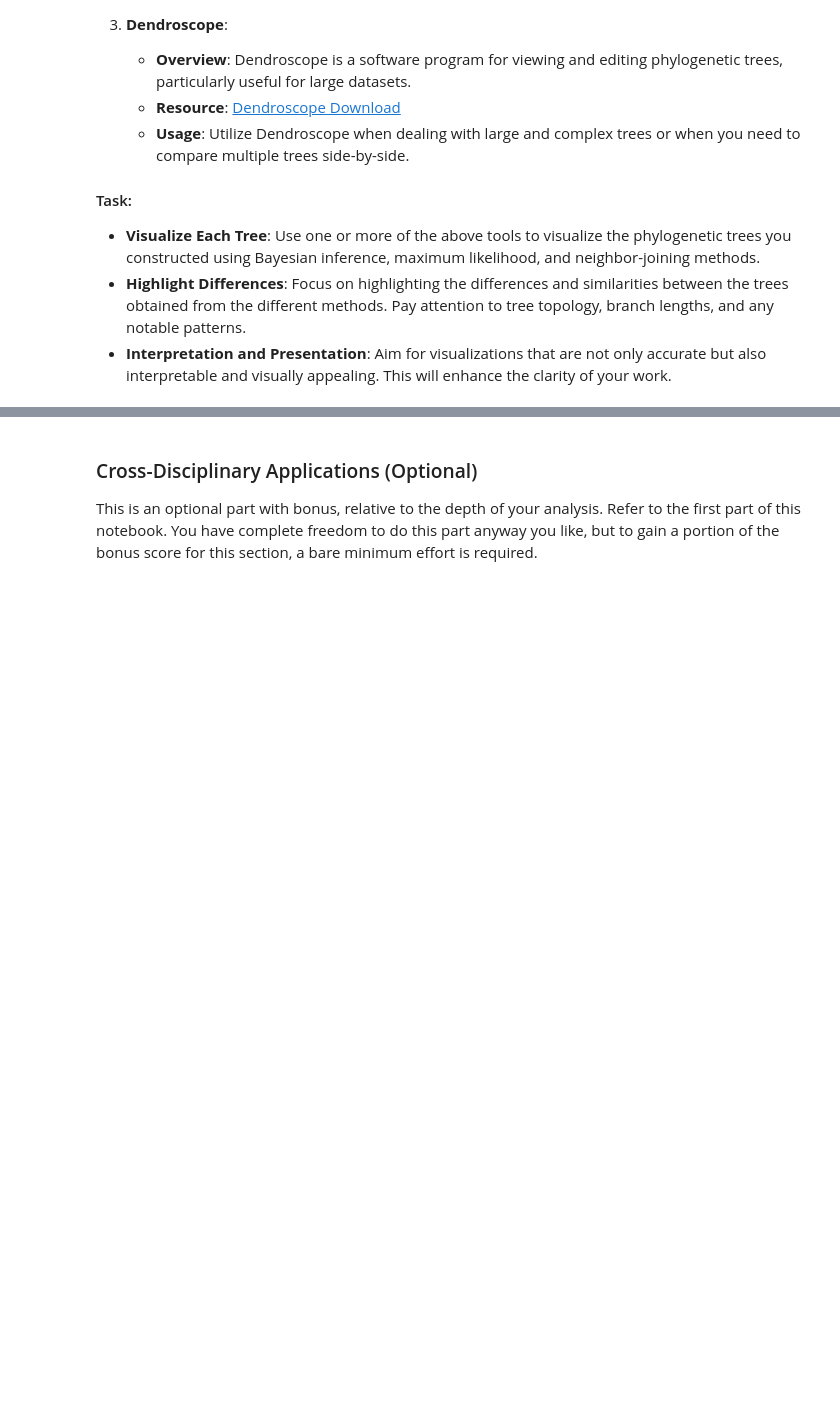
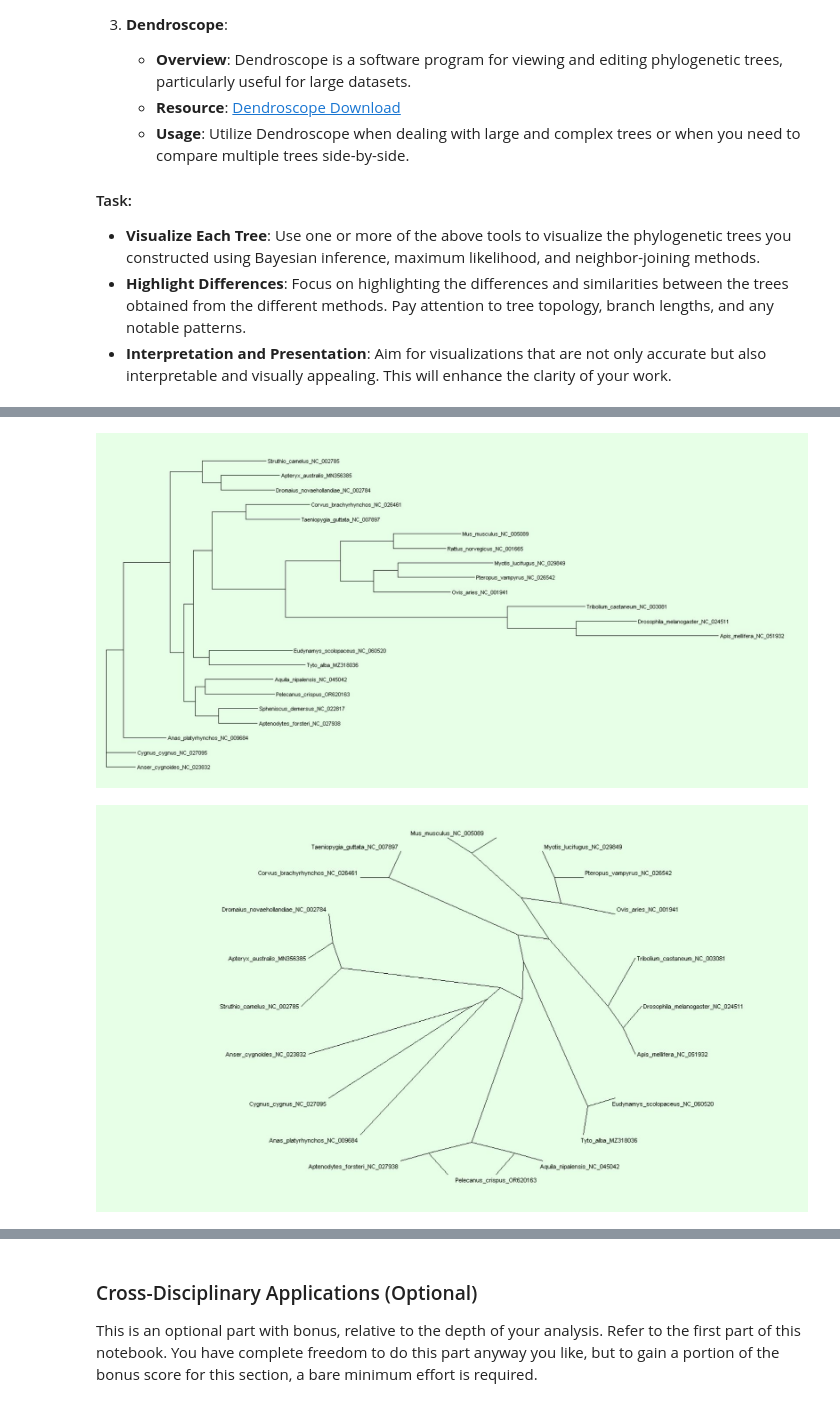
Before and after one commit to mjmaher987/Bioinformatics-Project, a Jupyter notebook: Task 2/MitochondrialComparisonPhylogeneticTreeConstruction.ipynb, the cells around one changed output, grey strips where cells are left out. Cells and saved outputs as stored; diff of their text form; code cells hidden in the pictures; blank space fills up the shorter version.

```diff
--- a/Task 2/MitochondrialComparisonPhylogeneticTreeConstruction.ipynb
+++ b/Task 2/MitochondrialComparisonPhylogeneticTreeConstruction.ipynb
@@ -649,0 +664,7 @@ Having constructed phylogenetic trees using different methods, our next task is
+# %%
+display(Image(filename='MLTree1.JPG'))
+
+display(Image(filename='MLTree2.JPG'))
+# %% [output]
+[figure, added]
+[figure, added]
```
Also changed, not shown: parts of 6 cells of this notebook, 6 other files.
